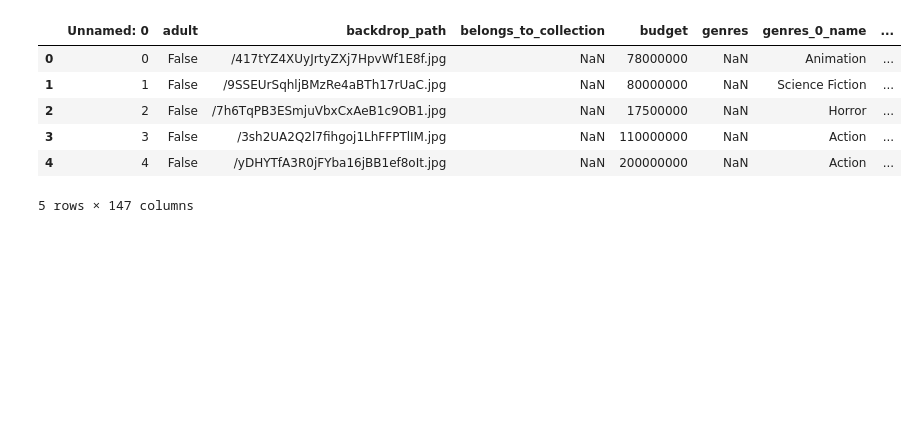
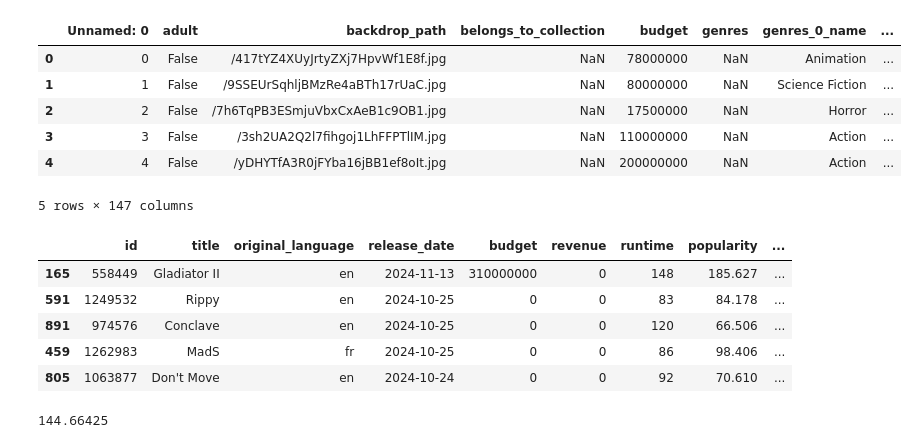
Before and after one commit to mcalabrese98/project2, a Jupyter notebook: manage_data.ipynb, the cells around one changed output. Saved outputs shown, nothing was run; the diff lists cells and outputs as text; code cells hidden in the pictures; blank space fills up the shorter version.

Commit message:
Cleaned up result data

```diff
--- a/manage_data.ipynb
+++ b/manage_data.ipynb
@@ -15,6 +19,29 @@ movie_data_df.head()
 | 3 | 3 | False | /3sh2UA2Q2l7fihgoj1LhFFPTlIM.jpg | NaN | 110000000 | NaN | Action | ... |
 | 4 | 4 | False | /yDHYTfA3R0jFYba16jBB1ef8oIt.jpg | NaN | 200000000 | NaN | Action | ... |
 5 rows × 147 columns
+# %%
+# movie_data_df = movie_data_df[['budget', 'revenue', 'runtime', 'popularity', 'vote_average', 'vote_count', 'release_date', 'title', 'id', 'genres_0_name', 'genres_1_name', 'genres_2_name', 'production_companies_0_name', 'production_companies_1_name', 'production_companies_2_name', 'original_language', 'production_countries_0_name']]
+
+movie_data_df = movie_data_df[['id', 'title', 'original_language', 'release_date', 'budget', 'revenue', 'runtime', 'popularity', 'vote_average', 'vote_count', 'genres_0_name', 'genres_1_name', 'genres_2_name', 'production_companies_0_name', 'production_companies_1_name', 'production_companies_2_name', 'production_countries_0_name']]
+
+movie_data_df = movie_data_df.sort_values(by=['release_date'], ascending=False)
+movie_data_df.head()
+# %% [output]
+|  | id | title | original_language | release_date | budget | revenue | runtime | popularity | ... |
+| 165 | 558449 | Gladiator II | en | 2024-11-13 | 310000000 | 0 | 148 | 185.627 | ... |
+| 591 | 1249532 | Rippy | en | 2024-10-25 | 0 | 0 | 83 | 84.178 | ... |
+| 891 | 974576 | Conclave | en | 2024-10-25 | 0 | 0 | 120 | 66.506 | ... |
+| 459 | 1262983 | MadS | fr | 2024-10-25 | 0 | 0 | 86 | 98.406 | ... |
+| 805 | 1063877 | Don't Move | en | 2024-10-24 | 0 | 0 | 92 | 70.610 | ... |
+# %%
+movie_data_df['profit'] = movie_data_df['revenue'] - movie_data_df['budget']
+movie_data_df['roi'] = movie_data_df['profit'] / movie_data_df['budget']
+movie_data_df.sort_values(by=['profit', 'vote_average', 'popularity'], ascending=False, inplace=True)
+
+vote_average_theshold = movie_data_df['vote_average'].quantile(0.75)
+popularity_theshold = movie_data_df['popularity'].quantile(0.75)
+# %% [output]
+144.66425
 # %%
 movie_data_train, movie_data_test = train_test_split(movie_data_df, test_size=0.2, random_state=42)
 movie_data_train.to_csv("movie_data_train.csv", index=False)
```
Also changed, not shown: parts of 1 cell of this notebook, 5 other files.
